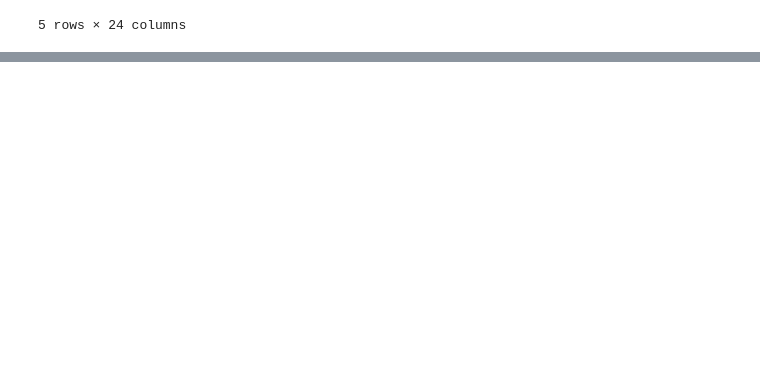
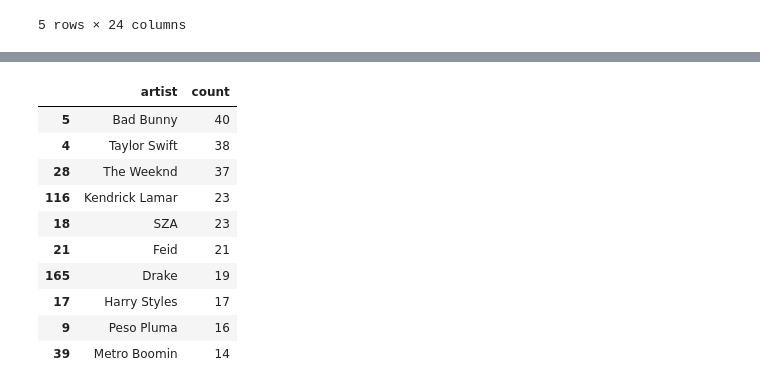
Before and after one commit to vandao288/data-visual-exploration, a Jupyter notebook: dashboard_spotify2023.ipynb, the cells around one changed output, grey strips where cells are left out. Drawn from its saved outputs; the diff is of its cells as text; code cells hidden in the pictures; blank space fills up the shorter version.

```diff
--- a/dashboard_spotify2023.ipynb
+++ b/dashboard_spotify2023.ipynb
@@ -37,0 +121,15 @@ df.head()
+# %%
+artists_df_sorted = artists_df.sort_values(by='count', ascending=False)
+artists_df_sorted.head(10)
+# %% [output]
+|  | artist | count |
+| 5 | Bad Bunny | 40 |
+| 4 | Taylor Swift | 38 |
+| 28 | The Weeknd | 37 |
+| 116 | Kendrick Lamar | 23 |
+| 18 | SZA | 23 |
+| 21 | Feid | 21 |
+| 165 | Drake | 19 |
+| 17 | Harry Styles | 17 |
+| 9 | Peso Pluma | 16 |
+| 39 | Metro Boomin | 14 |
```
Also changed, not shown: parts of 20 cells of this notebook.
